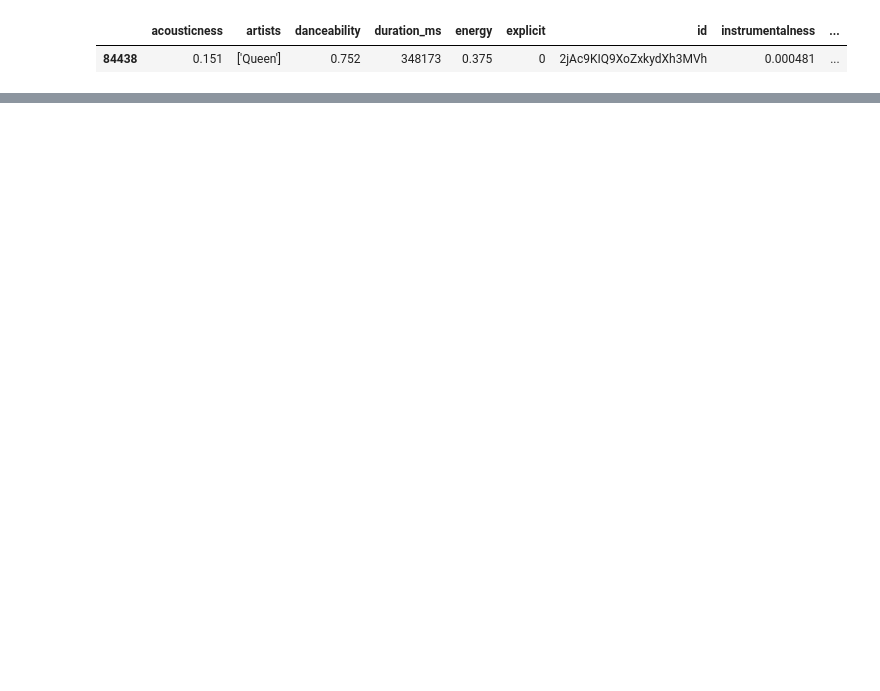
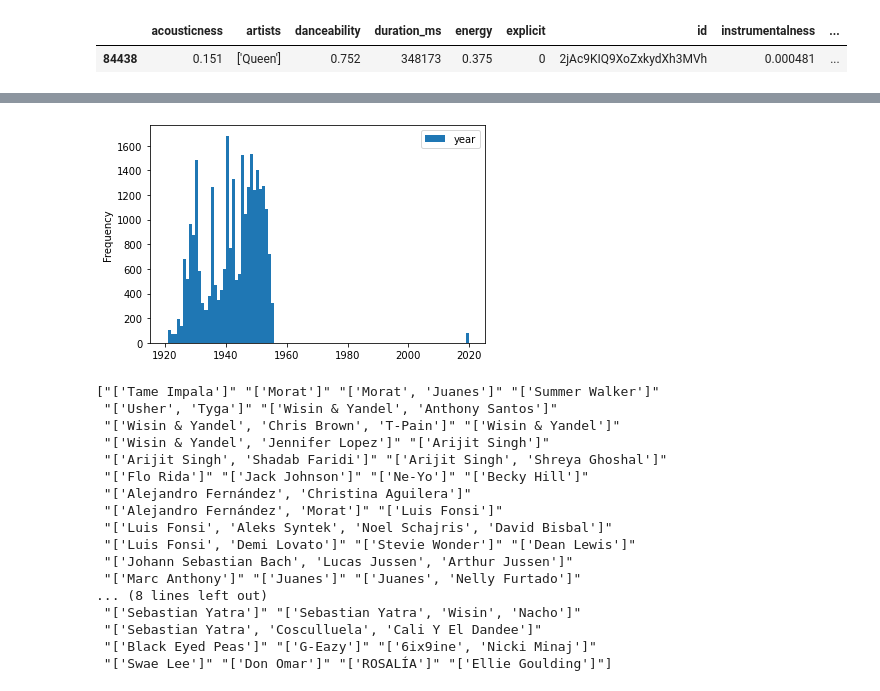
Before and after one commit to truongkimson/coursera-capstone, a Jupyter notebook: coursera_capstone.ipynb, the cells around one changed output, grey strips where cells are left out. Drawn from its saved outputs; the diff is of its cells as text; code cells hidden in the pictures; blank space fills up the shorter version.

```diff
--- a/coursera_capstone.ipynb
+++ b/coursera_capstone.ipynb
@@ -126,0 +135,37 @@ sns.heatmap(col.corr())
+# %%
+spot_zero = spot[spot.popularity == 0]
+bins = np.arange(1920, 2021, 1)
+spot_zero.plot(kind='hist', y='year', bins=bins)
+plt.show()
+# It's clear that the majority of the 0-popularity tracks are tracks published before 1960
+# these songs are probably too old for the current user base (largely millenials) to know about
+# Therefore, these songs don't receive enough plays to get a popularity score. Some of these
+# songs might become more popular if somehow the user base decide to give all these old tracks
+# a try, however there's no way to know for sure. Due to this uncertainty, it's best to drop these
+# records because there is no relationship between popularity score and a track's attributes
+
+print(spot[spot.popularity==0][spot.year==2020][['artists']].squeeze().unique())
+# There's a small group of tracks published recently but also have a 0 popularity score
+# A quick querry shows that these tracks are by relatively popular artists so the reason for 0 popularity score
+# might be because these tracks were released too recently that they haven't got enough time to gather
+# enough plays to get a score
+# Same as above, we're going to drop these records.
+# %% [output]
+[figure, added]
+["['Tame Impala']" "['Morat']" "['Morat', 'Juanes']" "['Summer Walker']"
+ "['Usher', 'Tyga']" "['Wisin & Yandel', 'Anthony Santos']"
+ "['Wisin & Yandel', 'Chris Brown', 'T-Pain']" "['Wisin & Yandel']"
+ "['Wisin & Yandel', 'Jennifer Lopez']" "['Arijit Singh']"
+ "['Arijit Singh', 'Shadab Faridi']" "['Arijit Singh', 'Shreya Ghoshal']"
+ "['Flo Rida']" "['Jack Johnson']" "['Ne-Yo']" "['Becky Hill']"
+ "['Alejandro Fernández', 'Christina Aguilera']"
+ "['Alejandro Fernández', 'Morat']" "['Luis Fonsi']"
+ "['Luis Fonsi', 'Aleks Syntek', 'Noel Schajris', 'David Bisbal']"
+ "['Luis Fonsi', 'Demi Lovato']" "['Stevie Wonder']" "['Dean Lewis']"
+ "['Johann Sebastian Bach', 'Lucas Jussen', 'Arthur Jussen']"
+ "['Marc Anthony']" "['Juanes']" "['Juanes', 'Nelly Furtado']"
+... (8 lines left out)
+ "['Sebastian Yatra']" "['Sebastian Yatra', 'Wisin', 'Nacho']"
+ "['Sebastian Yatra', 'Cosculluela', 'Cali Y El Dandee']"
+ "['Black Eyed Peas']" "['G-Eazy']" "['6ix9ine', 'Nicki Minaj']"
+ "['Swae Lee']" "['Don Omar']" "['ROSALÍA']" "['Ellie Goulding']"]
```
Also changed, not shown: parts of 29 cells of this notebook.
